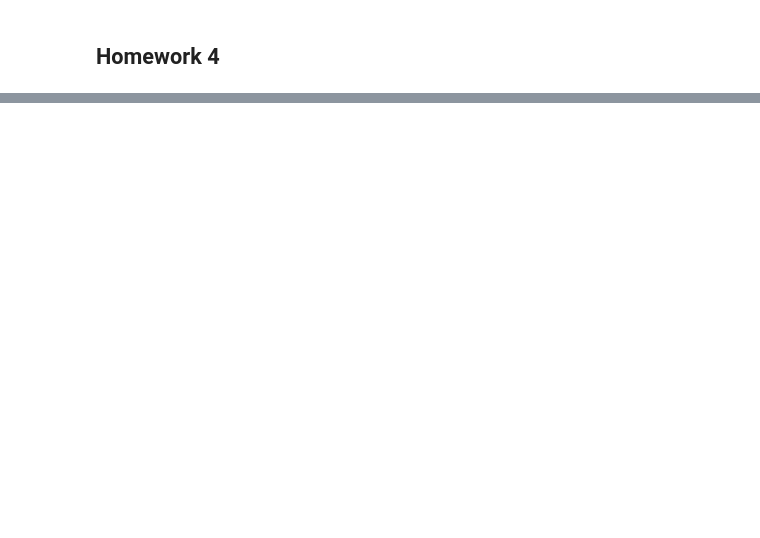
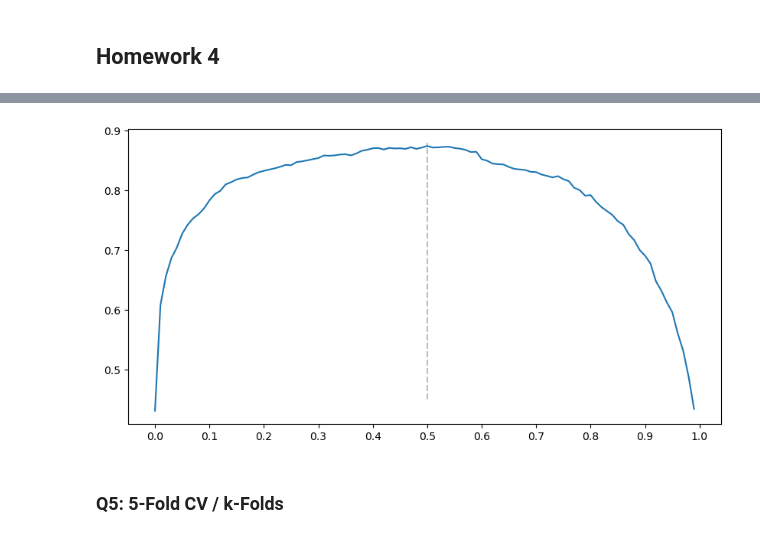
Before and after one commit to Pablifg/ml-zoomcamp, a Jupyter notebook: HW4_Evaluation/HW4_Evaluation.ipynb, the cells around one changed output, grey strips where cells are left out. Drawn from its saved outputs; the diff is of its cells as text; code cells hidden in the pictures; blank space fills up the shorter version.

```diff
--- a/HW4_Evaluation/HW4_Evaluation.ipynb
+++ b/HW4_Evaluation/HW4_Evaluation.ipynb
@@ -11,0 +117,4 @@ warnings.filterwarnings("ignore")
+# %%
+y_train = df_train.msrp.values
+y_val = df_val.msrp.values
+y_test = df_test.msrp.values
@@ -11,0 +194,5 @@ warnings.filterwarnings("ignore")
+# %%
+val_dict = df_val.to_dict(orient='records')
+X_val = dv.transform(val_dict)
+
+y_pred = model.predict_proba(X_val)[:,1]
@@ -11,0 +210,25 @@ warnings.filterwarnings("ignore")
+# %%
+thresholds = np.linspace(0.0, 1.0, 101)
+
+scores = []
+
+for t in thresholds:
+    actual_positive = (y_val == 1)
+    actual_negative = (y_val == 0)
+
+    predict_positive = (y_pred >= t)
+    predict_negative = (y_pred < t)
+
+    tp = (predict_positive & actual_positive).sum()
+    tn = (predict_negative & actual_negative).sum()
+    fp = (predict_positive & actual_negative).sum()
+    fn = (predict_negative & actual_positive).sum()
+
+    scores.append((t, tp, fp, fn, tn))
+
+columns = ["threshold", "tp", "fp", "fn", "tn"]
+df_scores = pd.DataFrame(scores, columns=columns)
+
+# Compute precision and recall
+df_scores["precision"] = df_scores.tp / (df_scores.tp + df_scores.fp)
+df_scores["recall"] = df_scores.tp / (df_scores.tp + df_scores.fn)
@@ -11,0 +273,2 @@ warnings.filterwarnings("ignore")
+# %%
+df_scores["f1"] = 2 * (df_scores.precision * df_scores.recall) / (df_scores.precision + df_scores.recall)
@@ -11,0 +287,12 @@ warnings.filterwarnings("ignore")
+# %%
+plt.figure(figsize=(10, 5))
+
+plt.plot(df_scores.threshold, df_scores.f1)
+plt.vlines(0.5, 0.45, 0.88, color='grey', linestyle='--', alpha=0.5)
+
+plt.xticks(np.linspace(0, 1, 11))
+plt.show()
+# %% [output]
+[figure, added]
+# %% [markdown]
+### Q5: 5-Fold CV / k-Folds
```
Also changed, not shown: parts of 43 cells of this notebook.
